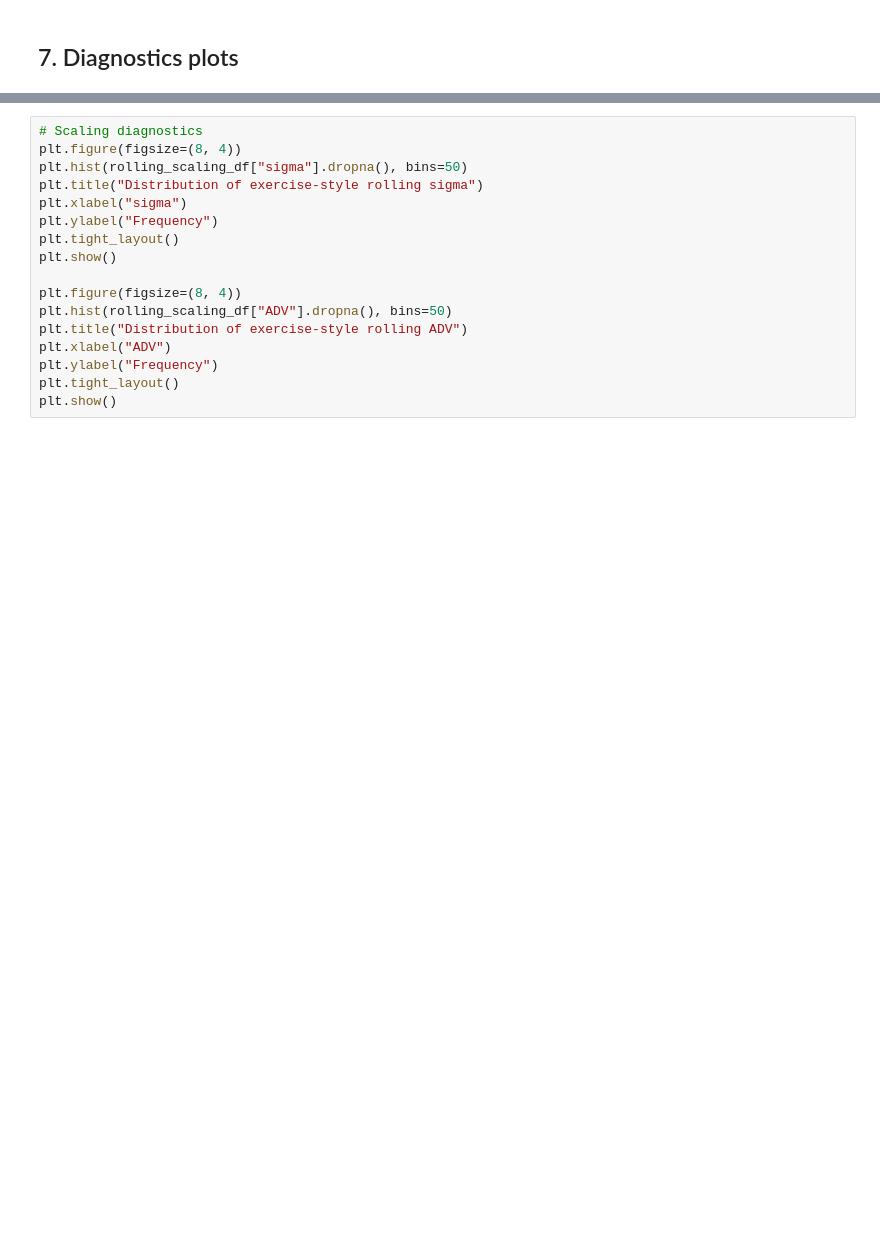
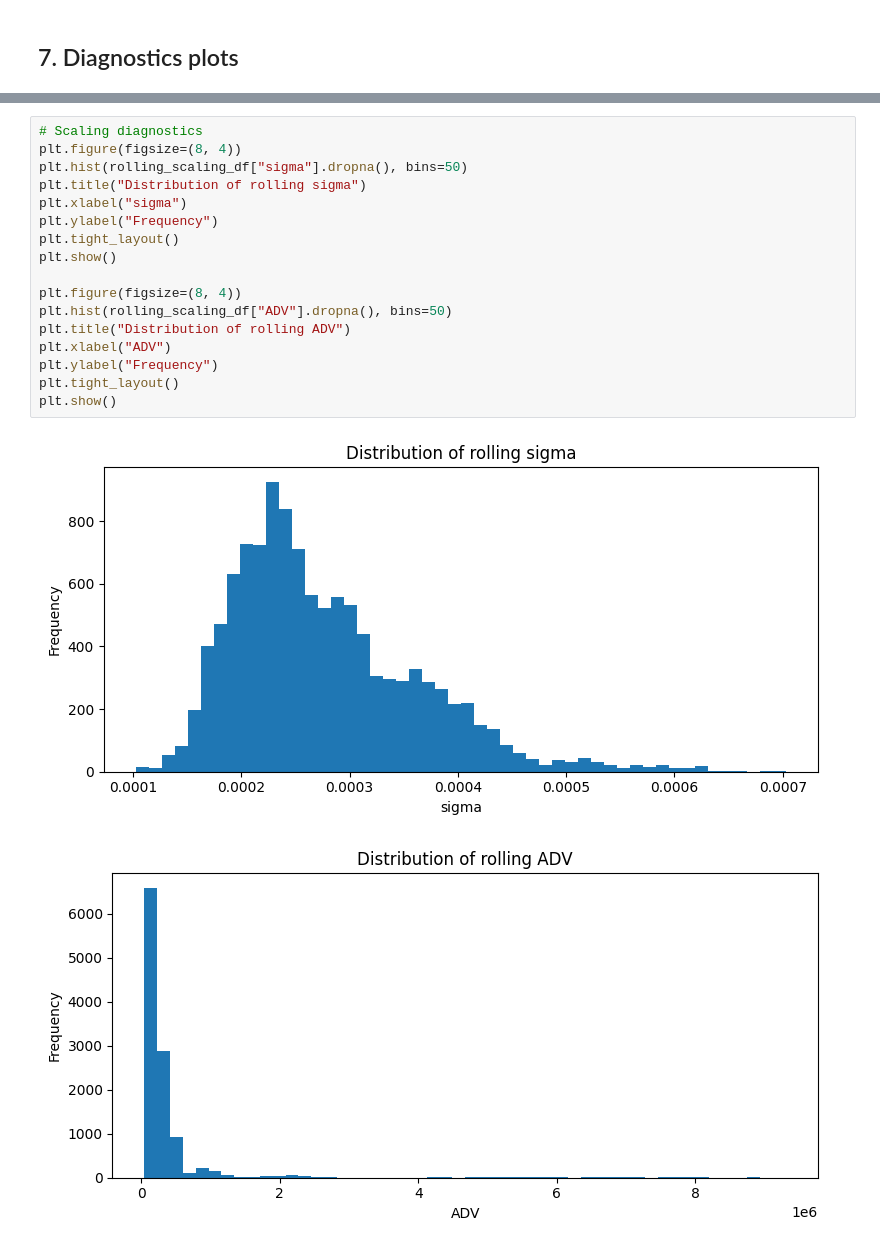
Before and after one commit to raphdlfrg/Quant_Trading_Price_Impact, a Jupyter notebook: 2_1_Extension.ipynb, the cells around one changed output, grey strips where cells are left out. Drawn from its saved outputs; the diff is of its cells as text; blank space fills up the shorter version.

```diff
--- a/2_1_Extension.ipynb
+++ b/2_1_Extension.ipynb
@@ -209,17 +260,20 @@ plt.show()
 # %%
 # Scaling diagnostics
 plt.figure(figsize=(8, 4))
 plt.hist(rolling_scaling_df["sigma"].dropna(), bins=50)
-plt.title("Distribution of exercise-style rolling sigma")
+plt.title("Distribution of rolling sigma")
 plt.xlabel("sigma")
 plt.ylabel("Frequency")
 plt.tight_layout()
 plt.show()
 
 plt.figure(figsize=(8, 4))
 plt.hist(rolling_scaling_df["ADV"].dropna(), bins=50)
-plt.title("Distribution of exercise-style rolling ADV")
+plt.title("Distribution of rolling ADV")
 plt.xlabel("ADV")
 plt.ylabel("Frequency")
 plt.tight_layout()
 plt.show()
+# %% [output]
+[figure, added]
+[figure, added]
```
Also changed, not shown: parts of 6 cells of this notebook, 42 other files.
